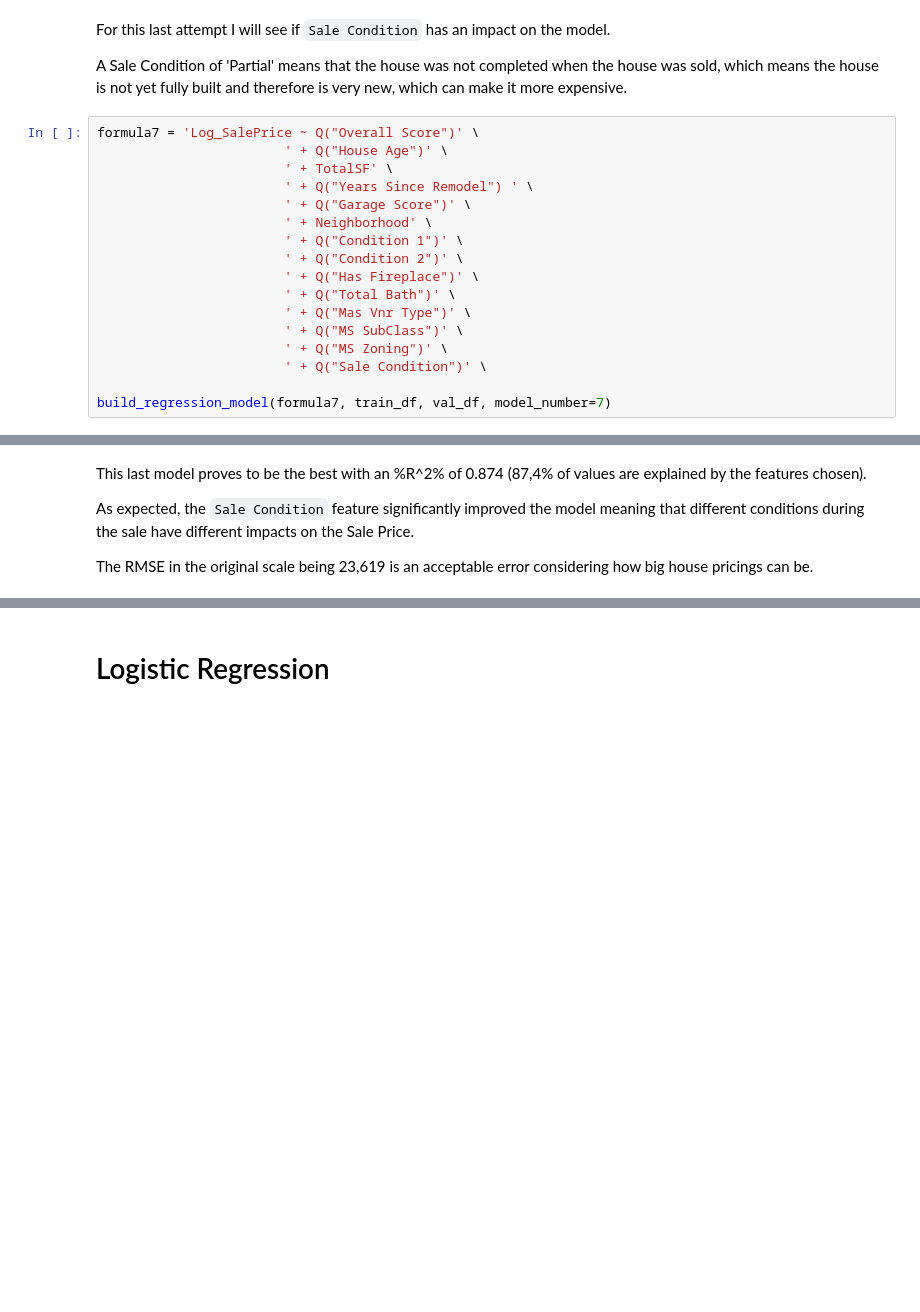
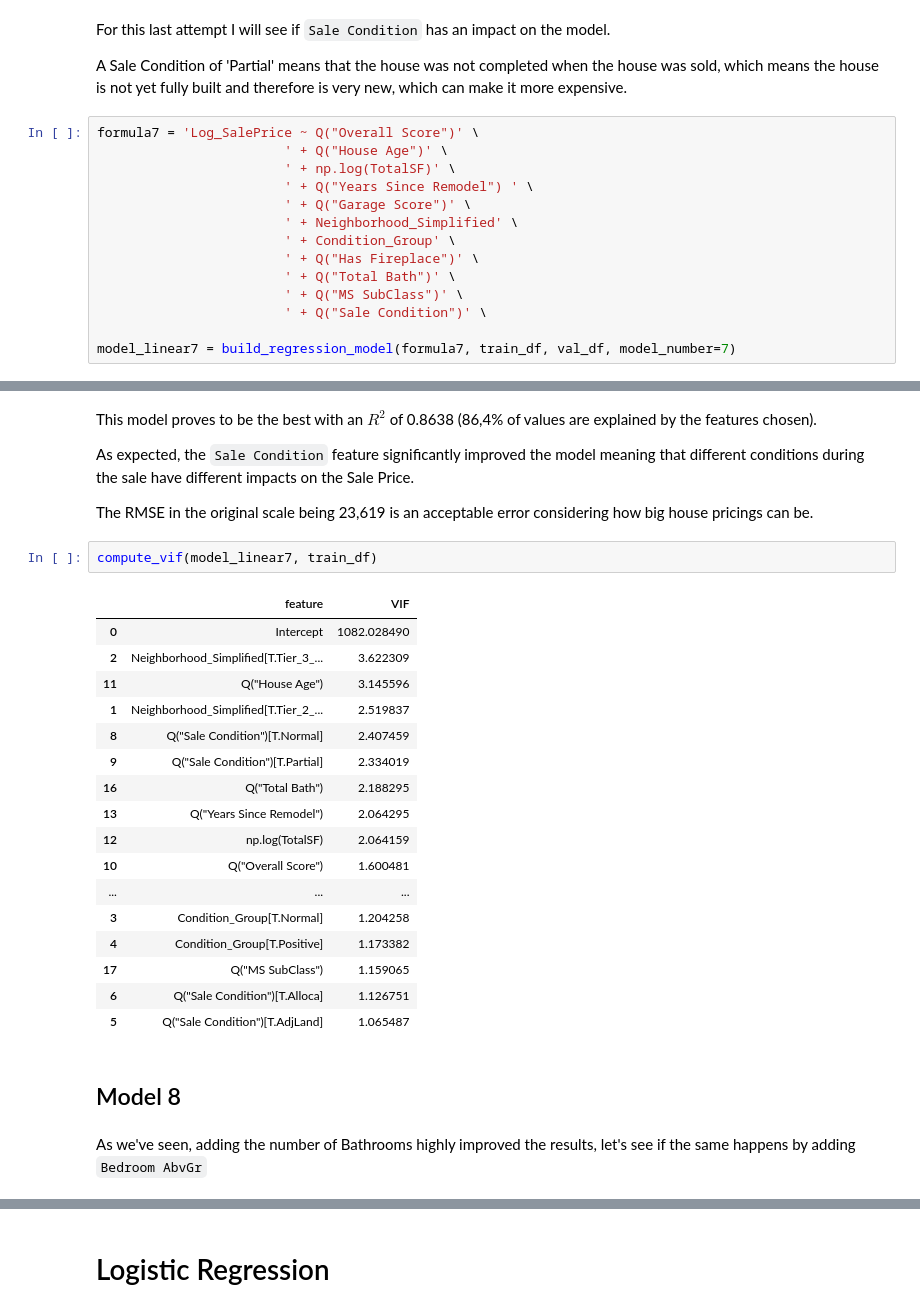
Before and after one commit to anabeatriz-mp/CienciaDeDadosAvancada, a Jupyter notebook: notebooks/AmesHousing/modeling.ipynb, the cells around one changed output, grey strips where cells are left out. Cells and saved outputs as stored; diff of their text form; blank space fills up the shorter version.

```diff
--- a/notebooks/AmesHousing/modeling.ipynb
+++ b/notebooks/AmesHousing/modeling.ipynb
@@ -282,20 +380,17 @@ A Sale Condition of 'Partial' means that the house was not completed when the ho
 # %%
 formula7 = 'Log_SalePrice ~ Q("Overall Score")' \
                         ' + Q("House Age")' \
-                        ' + TotalSF' \
+                        ' + np.log(TotalSF)' \
                         ' + Q("Years Since Remodel") ' \
                         ' + Q("Garage Score")' \
-                        ' + Neighborhood' \
-                        ' + Q("Condition 1")' \
-                        ' + Q("Condition 2")' \
+                        ' + Neighborhood_Simplified' \
+                        ' + Condition_Group' \
                         ' + Q("Has Fireplace")' \
                         ' + Q("Total Bath")' \
-                        ' + Q("Mas Vnr Type")' \
                         ' + Q("MS SubClass")' \
-                        ' + Q("MS Zoning")' \
                         ' + Q("Sale Condition")' \
 
-build_regression_model(formula7, train_df, val_df, model_number=7)
+model_linear7 = build_regression_model(formula7, train_df, val_df, model_number=7)
 # %% [output]
                             OLS Regression Results
 ==============================================================================
@@ -317,6 +412,30 @@ Model 7 - RMSE (Original Scale): $23,619
 # %% [markdown]
-This last model proves to be the best with an %R^2% of 0.874 (87,4% of values are explained by the features chosen).
+This model proves to be the best with an $R^2$ of 0.8638 (86,4% of values are explained by the features chosen).
 
 As expected, the `Sale Condition` feature significantly improved the model meaning that different conditions during the sale have different impacts on the Sale Price.
 
 The RMSE in the original scale being 23,619 is an acceptable error considering how big house pricings can be.
+# %%
+compute_vif(model_linear7, train_df)
+# %% [output]
+|  | feature | VIF |
+| 0 | Intercept | 1082.028490 |
+| 2 | Neighborhood_Simplified[T.Tier_3_... | 3.622309 |
+| 11 | Q("House Age") | 3.145596 |
+| 1 | Neighborhood_Simplified[T.Tier_2_... | 2.519837 |
+| 8 | Q("Sale Condition")[T.Normal] | 2.407459 |
+| 9 | Q("Sale Condition")[T.Partial] | 2.334019 |
+| 16 | Q("Total Bath") | 2.188295 |
+| 13 | Q("Years Since Remodel") | 2.064295 |
+| 12 | np.log(TotalSF) | 2.064159 |
+| 10 | Q("Overall Score") | 1.600481 |
+| ... | ... | ... |
+| 3 | Condition_Group[T.Normal] | 1.204258 |
+| 4 | Condition_Group[T.Positive] | 1.173382 |
+| 17 | Q("MS SubClass") | 1.159065 |
+| 6 | Q("Sale Condition")[T.Alloca] | 1.126751 |
+| 5 | Q("Sale Condition")[T.AdjLand] | 1.065487 |
+# %% [markdown]
+## Model 8
+# %% [markdown]
+As we've seen, adding the number of Bathrooms highly improved the results, let's see if the same happens by adding `Bedroom AbvGr`
```
Also changed, not shown: parts of 52 cells of this notebook, 1 other file.
